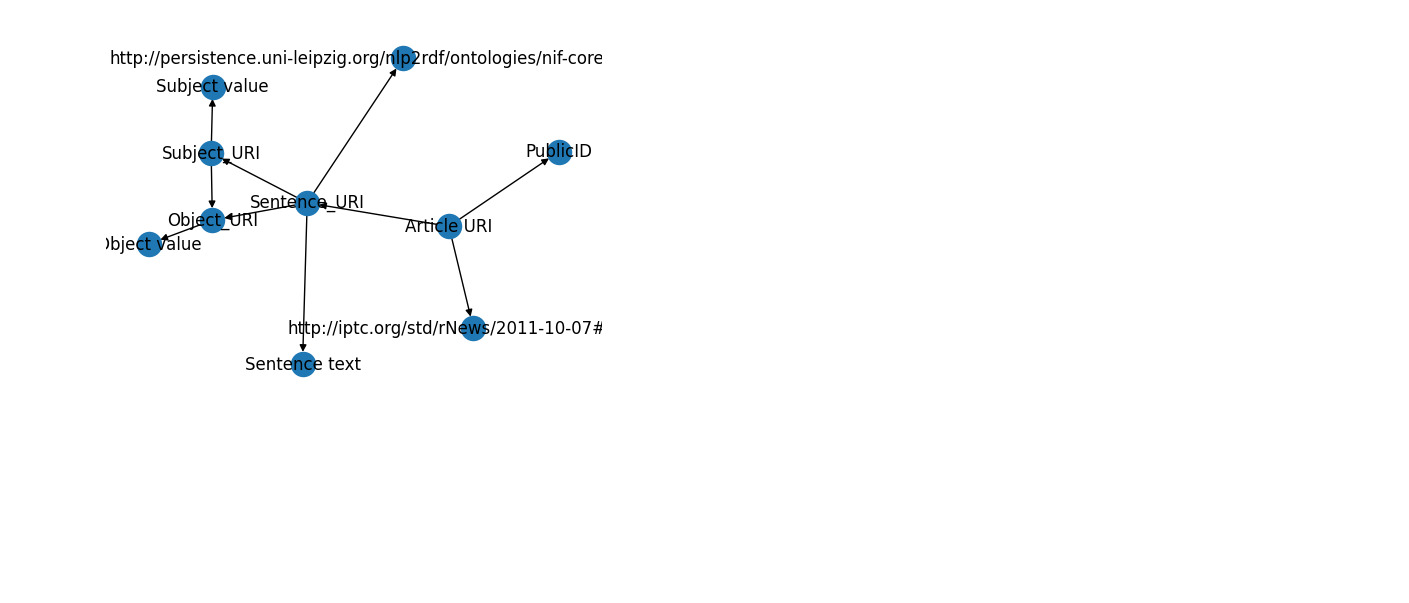
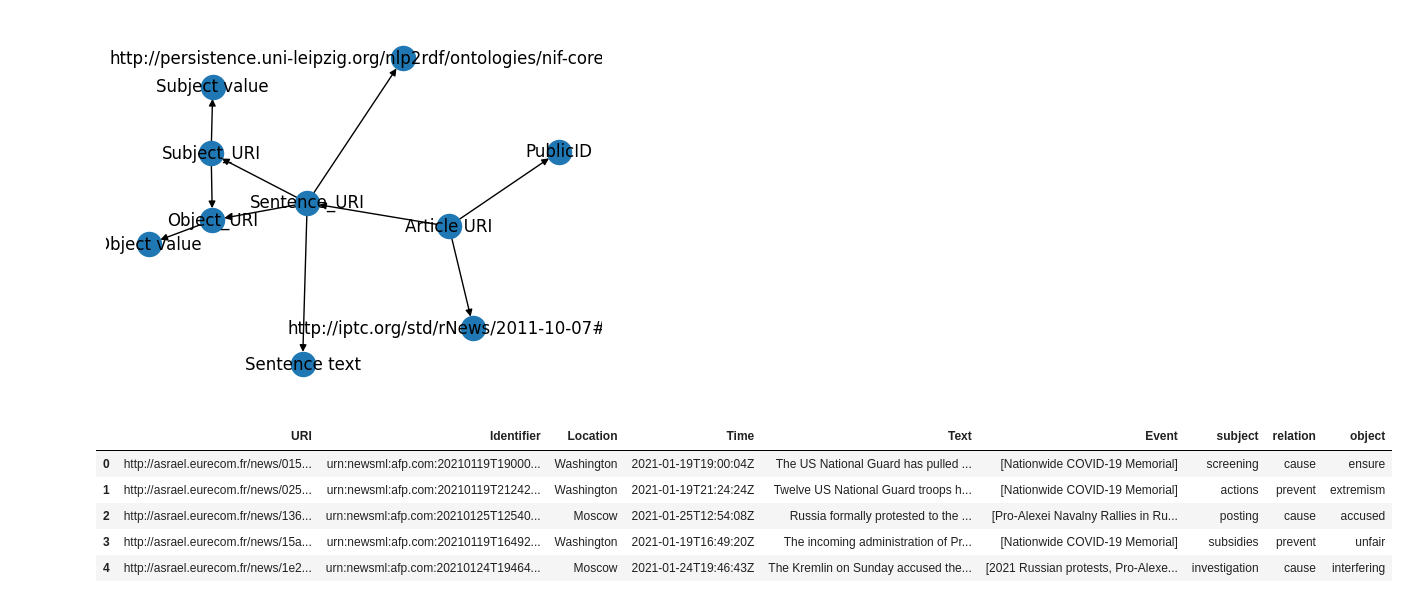
Before and after one commit to ANR-kFLOW/KG2Narrative, a Jupyter notebook: linking_predictions.ipynb, the cells around one changed output. Drawn from its saved outputs; the diff is of its cells as text; code cells hidden in the pictures; blank space fills up the shorter version.

Commit message:
Added script for training the model and created function to make inferences. Updated linking_predictions to support a new dataformat and for converting the wikidata link to the eventname

```diff
--- a/linking_predictions.ipynb
+++ b/linking_predictions.ipynb
@@ -96,3 +98,52 @@ nx.draw_networkx_edge_labels(nx_graph, pos, edge_labels=edge_labels)
 nx.draw(nx_graph, with_labels=True)
 # %% [output]
 [figure]
+# %%
+#This converts the data into the right format, by removing uneccessary tokens in text and converting the wikidata link to text
+import pandas as pd
+from SPARQLWrapper import SPARQLWrapper, JSON
+
+data = pd.read_csv('Data/ASRAEL_data_full.csv').head(1)
+data['Text'] = data['Text'].apply(lambda x: str(x)[23:-38]) #Strip the beginning and end
+data['Text'] = data['Text'].apply(lambda x: str(x).replace('</p><p>', ''))
+#data= data.drop_duplicates(subset=['URI', 'Identifier', 'Event', 'Location', 'Text'])
+
+event_mapping = {}
+
+sparql = SPARQLWrapper(
+    "https://query.wikidata.org/sparql"
+)
+sparql.setReturnFormat(JSON)
+
+for event in data['Event'].unique().tolist():
+    event_ = f"wd:{event.split('/')[-1]}"
+
+    sparql.setQuery("""
+    SELECT ?item WHERE {
+    %s rdfs:label ?item.
+    FILTER (lang(?item) = 'en')
+} """ % (event_))
+
+    try:
+        ret = sparql.queryAndConvert()
+        event_name = ret['results']['bindings'][0]['item']['value']
+
+    except Exception as e:
+        event_name = None
+
+    event_mapping[event] = event_name
+
+data['Event'] = data['Event'].map(event_mapping)
+
+#This is not good, this has to be changed so that there are separate columns for the events
+data = data.groupby(['URI','Identifier','Location', 'Time', 'Text']).agg({'Event': lambda x: list(x)}).reset_index(drop=False)
+#data[data['Identifier'] == 'urn:newsml:afp.com:20210114T051621Z:TX-PAR-SGI29:1'] to test
+# %%
+data.head()
+# %% [output]
+|  | URI | Identifier | Location | Time | Text | Event | subject | relation | object |
+| 0 | http://asrael.eurecom.fr/news/015... | urn:newsml:afp.com:20210119T19000... | Washington | 2021-01-19T19:00:04Z | The US National Guard has pulled ... | [Nationwide COVID-19 Memorial] | screening | cause | ensure |
+| 1 | http://asrael.eurecom.fr/news/025... | urn:newsml:afp.com:20210119T21242... | Washington | 2021-01-19T21:24:24Z | Twelve US National Guard troops h... | [Nationwide COVID-19 Memorial] | actions | prevent | extremism |
+| 2 | http://asrael.eurecom.fr/news/136... | urn:newsml:afp.com:20210125T12540... | Moscow | 2021-01-25T12:54:08Z | Russia formally protested to the ... | [Pro-Alexei Navalny Rallies in Ru... | posting | cause | accused |
+| 3 | http://asrael.eurecom.fr/news/15a... | urn:newsml:afp.com:20210119T16492... | Washington | 2021-01-19T16:49:20Z | The incoming administration of Pr... | [Nationwide COVID-19 Memorial] | subsidies | prevent | unfair |
+| 4 | http://asrael.eurecom.fr/news/1e2... | urn:newsml:afp.com:20210124T19464... | Moscow | 2021-01-24T19:46:43Z | The Kremlin on Sunday accused the... | [2021 Russian protests, Pro-Alexe... | investigation | cause | interfering |
```
Also changed, not shown: parts of 3 cells of this notebook, 3 other files.
